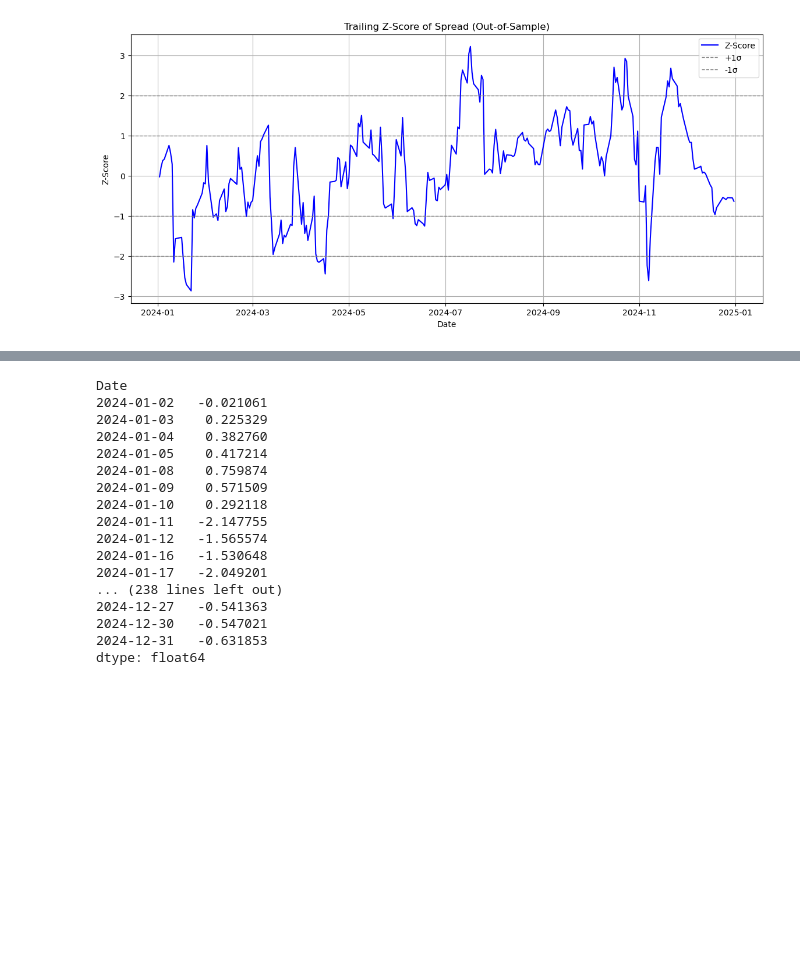
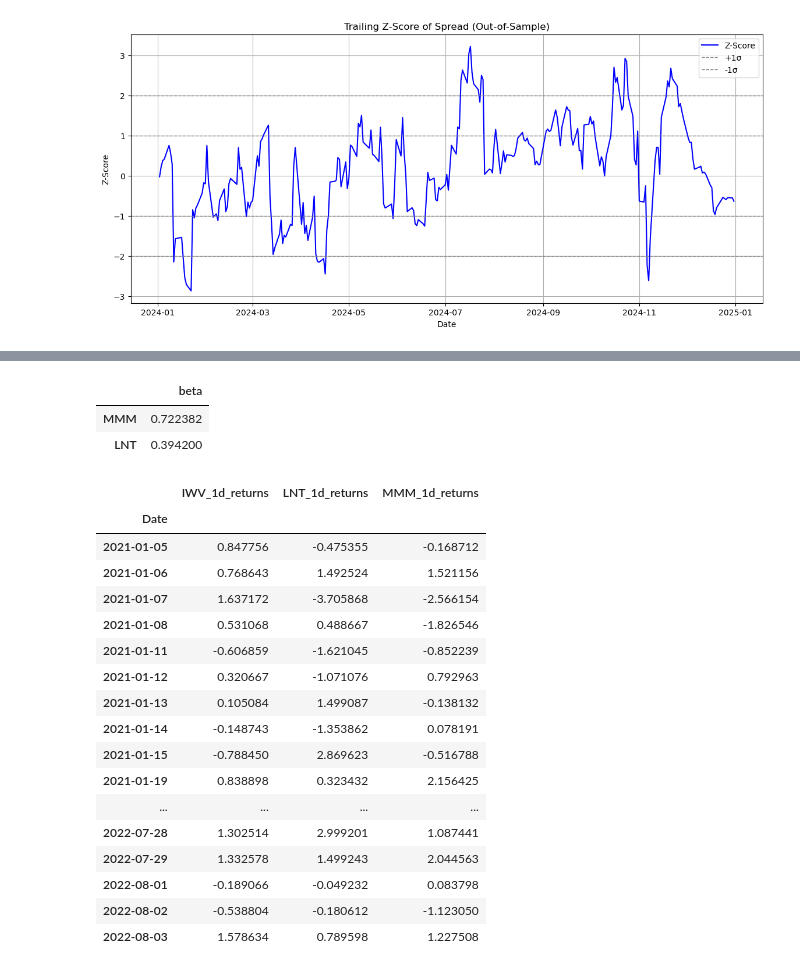
Before and after one commit to logandeboo/pairs_trading, a Jupyter notebook: references/portfolio_construction_pipeline.ipynb, the cells around one changed output, grey strips where cells are left out. Cells and saved outputs as stored; diff of their text form; code cells hidden in the pictures; blank space fills up the shorter version.

Commit message:
added historical beta calculation

```diff
--- a/references/portfolio_construction_pipeline.ipynb
+++ b/references/portfolio_construction_pipeline.ipynb
@@ -387,20 +412,2 @@ pair_price_returns_df
 # %%
-out_of_sample_z_score_series
+trade_signal_and_returns_df = trade_signals_df.merge(pair_price_returns_df, left_index=True, right_index=True)
-# %% [output]
-Date
-2024-01-02   -0.021061
-2024-01-03    0.225329
-2024-01-04    0.382760
-2024-01-05    0.417214
-2024-01-08    0.759874
-2024-01-09    0.571509
-2024-01-10    0.292118
-2024-01-11   -2.147755
-2024-01-12   -1.565574
-2024-01-16   -1.530648
-2024-01-17   -2.049201
-... (238 lines left out)
-2024-12-27   -0.541363
-2024-12-30   -0.547021
-2024-12-31   -0.631853
-dtype: float64
@@ -406,0 +444,27 @@ dtype: float64
+# %%
+calculate_historical_betas(trade_signals_df).head(20)
+# %% [output]
+|  | beta |
+| MMM | 0.722382 |
+| LNT | 0.394200 |
+# %%
+returns_df.head(20)
+# %% [output]
+|  | IWV_1d_returns | LNT_1d_returns | MMM_1d_returns |
+| Date |  |  |  |
+| 2021-01-05 | 0.847756 | -0.475355 | -0.168712 |
+| 2021-01-06 | 0.768643 | 1.492524 | 1.521156 |
+| 2021-01-07 | 1.637172 | -3.705868 | -2.566154 |
+| 2021-01-08 | 0.531068 | 0.488667 | -1.826546 |
+| 2021-01-11 | -0.606859 | -1.621045 | -0.852239 |
+| 2021-01-12 | 0.320667 | -1.071076 | 0.792963 |
+| 2021-01-13 | 0.105084 | 1.499087 | -0.138132 |
+| 2021-01-14 | -0.148743 | -1.353862 | 0.078191 |
+| 2021-01-15 | -0.788450 | 2.869623 | -0.516788 |
+| 2021-01-19 | 0.838898 | 0.323432 | 2.156425 |
+| ... | ... | ... | ... |
+| 2022-07-28 | 1.302514 | 2.999201 | 1.087441 |
+| 2022-07-29 | 1.332578 | 1.499243 | 2.044563 |
+| 2022-08-01 | -0.189066 | -0.049232 | 0.083798 |
+| 2022-08-02 | -0.538804 | -0.180612 | -1.123050 |
+| 2022-08-03 | 1.578634 | 0.789598 | 1.227508 |
```
Also changed, not shown: parts of 6 cells of this notebook.
